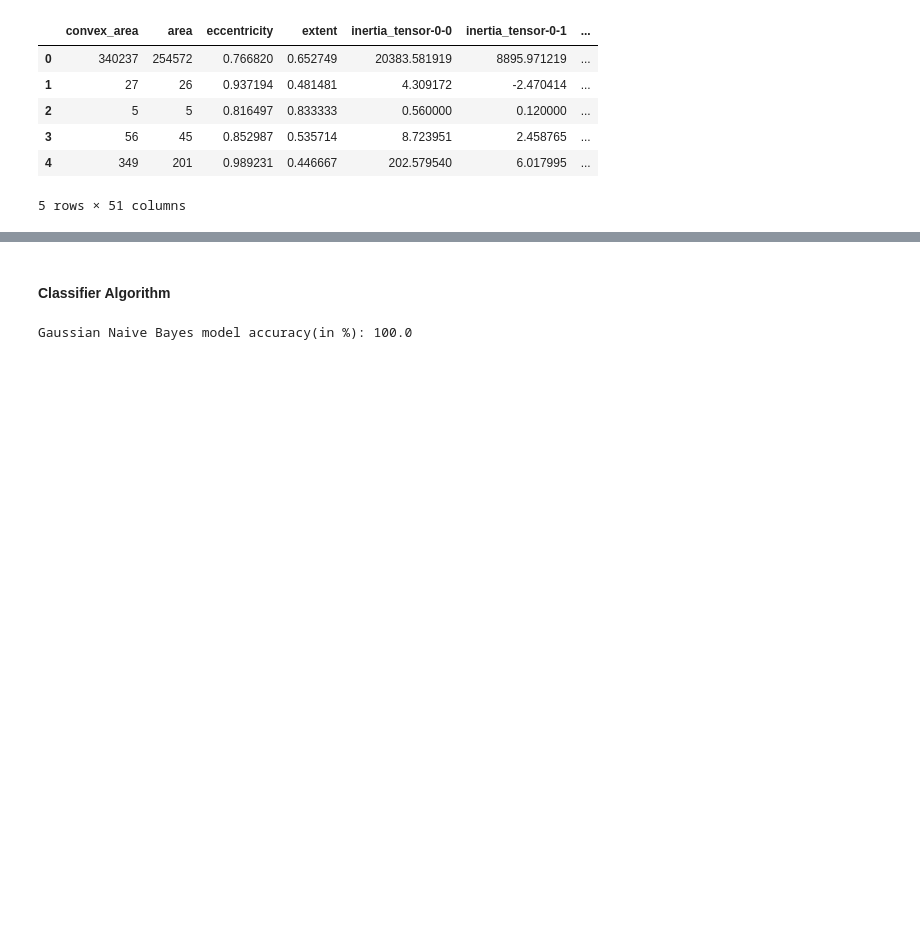
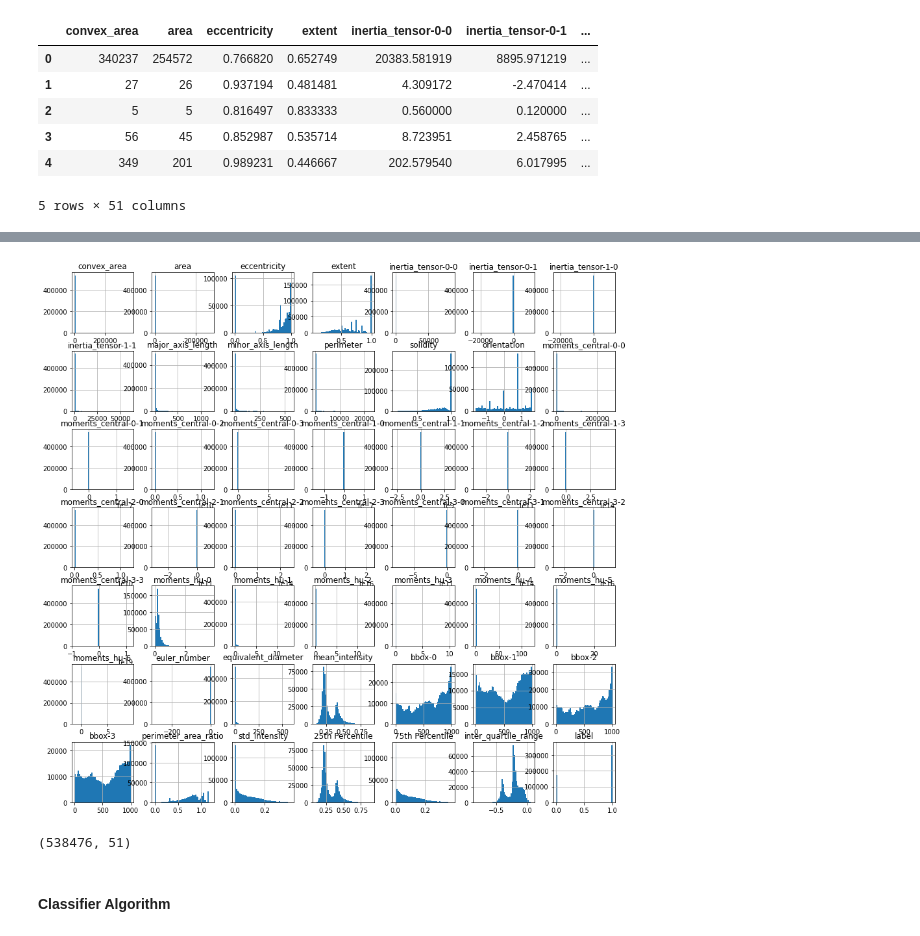
Before and after one commit to joshuabusinge/BananaVsCasava, a Jupyter notebook: CropDetectionV2.ipynb, the cells around one changed output, grey strips where cells are left out. Drawn from its saved outputs; the diff is of its cells as text; code cells hidden in the pictures; blank space fills up the shorter version.

```diff
--- a/CropDetectionV2.ipynb
+++ b/CropDetectionV2.ipynb
@@ -134,3 +239,14 @@ df.head()
+# %%
+# Data visualization to create histogram
+df.hist(bins=50, figsize=(15, 15))
+plt.show()
+# %% [output]
+[figure, added]
+# %%
+# no of rows and columns
+df.shape
+# %% [output]
+(538476, 51)
 # %%
 X = df.drop(columns=['label', 'image', 'real_images'])
 #features
@@ -145,20 +261,6 @@ X_train, X_test, y_train, y_test = train_test_split(
 X, y, test_size=0.25, random_state=123, stratify=y)
 # %% [markdown]
 #### Classifier Algorithm
-# %%
-# training the model on training set
-from sklearn.naive_bayes import GaussianNB
-gnb = GaussianNB()
-gnb.fit(X_train, y_train)
-
-# making predictions on the testing set
-y_pred = gnb.predict(X_test)
-
-# comparing actual response values (y_test) with predicted response values (y_pred)
-from sklearn import metrics
-print("Gaussian Naive Bayes model accuracy(in %):", metrics.accuracy_score(y_test, y_pred)*100)
-# %% [output]
-Gaussian Naive Bayes model accuracy(in %): 100.0
 # %%
 print(f"Test Accuracy: {np.mean(gnb.predict(X_test) ==y_test)*100:.2f}%")
 # %% [output]
```
Also changed, not shown: parts of 20 cells of this notebook.
